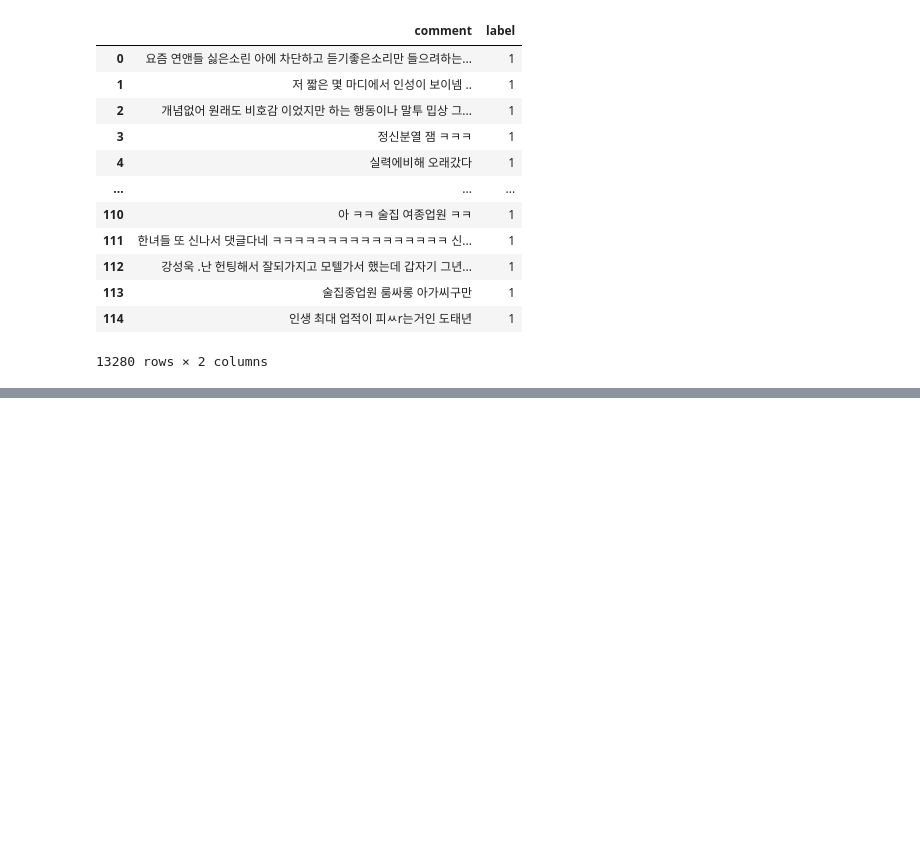
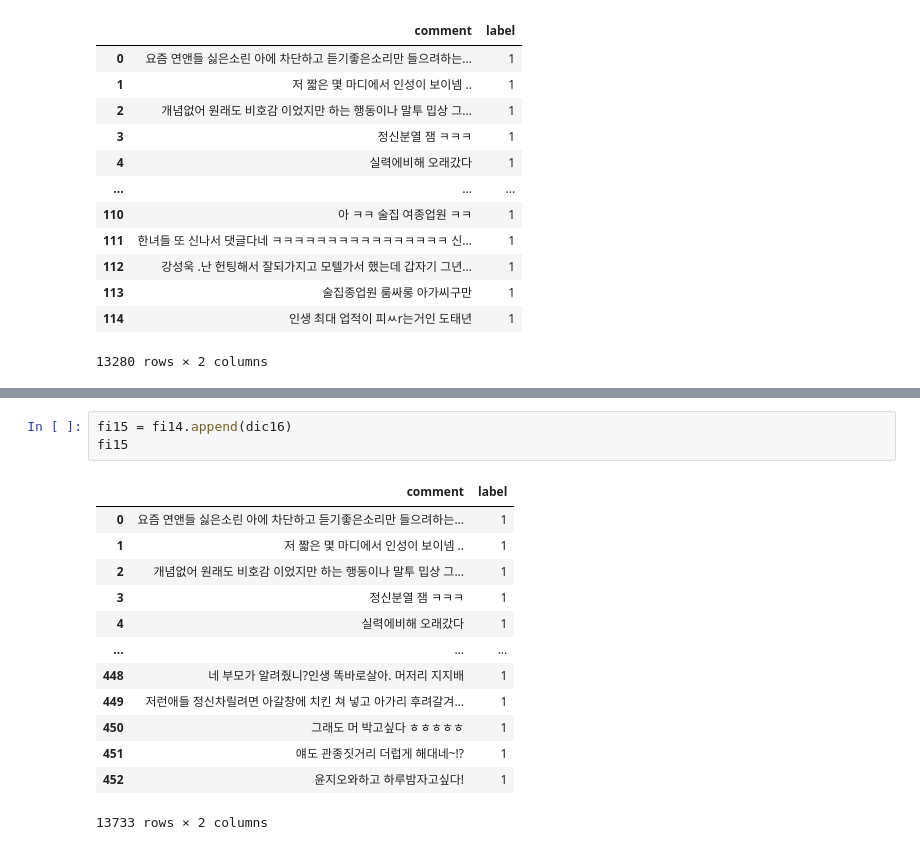
Before and after one commit to sooyeon-go/grad_project, a Jupyter notebook: comment_crawling_r/comment2_csv.ipynb, the cells around one changed output, grey strips where cells are left out. Cells and saved outputs as stored; diff of their text form; blank space fills up the shorter version.

```diff
--- a/comment_crawling_r/comment2_csv.ipynb
+++ b/comment_crawling_r/comment2_csv.ipynb
@@ -955,0 +997,17 @@ fi14
+# %%
+fi15 = fi14.append(dic16)
+fi15
+# %% [output]
+|  | comment | label |
+| 0 | 요즘 연앤들 싫은소린 아에 차단하고 듣기좋은소리만 들으려하는... | 1 |
+| 1 | 저 짧은 몇 마디에서 인성이 보이넴 .. | 1 |
+| 2 | 개념없어 원래도 비호감 이었지만 하는 행동이나 말투 밉상 그... | 1 |
+| 3 | 정신분열 잼 ㅋㅋㅋ | 1 |
+| 4 | 실력에비해 오래갔다 | 1 |
+| ... | ... | ... |
+| 448 | 네 부모가 알려줬니?인생 똑바로살아. 머저리 지지배 | 1 |
+| 449 | 저런애들 정신차릴려면 아갈창에 치킨 쳐 넣고 아가리 후려갈겨... | 1 |
+| 450 | 그래도 머 박고싶다 ㅎㅎㅎㅎㅎ | 1 |
+| 451 | 얘도 관종짓거리 더럽게 해대네~!? | 1 |
+| 452 | 윤지오와하고 하루밤자고싶다! | 1 |
+13733 rows × 2 columns
```
Also changed, not shown: parts of 2 cells of this notebook.
